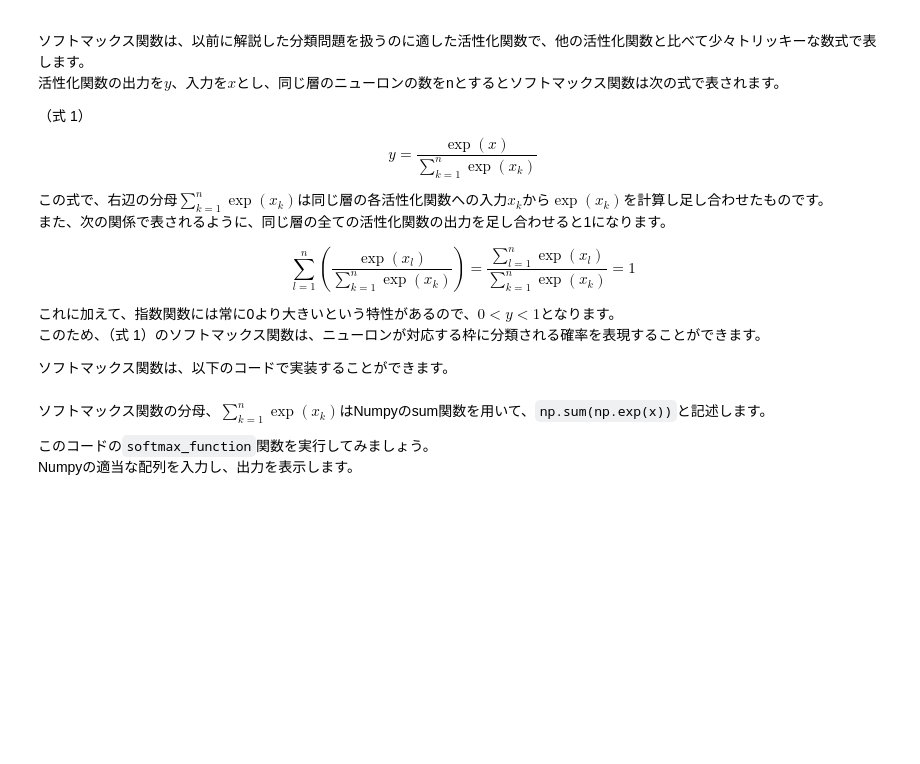
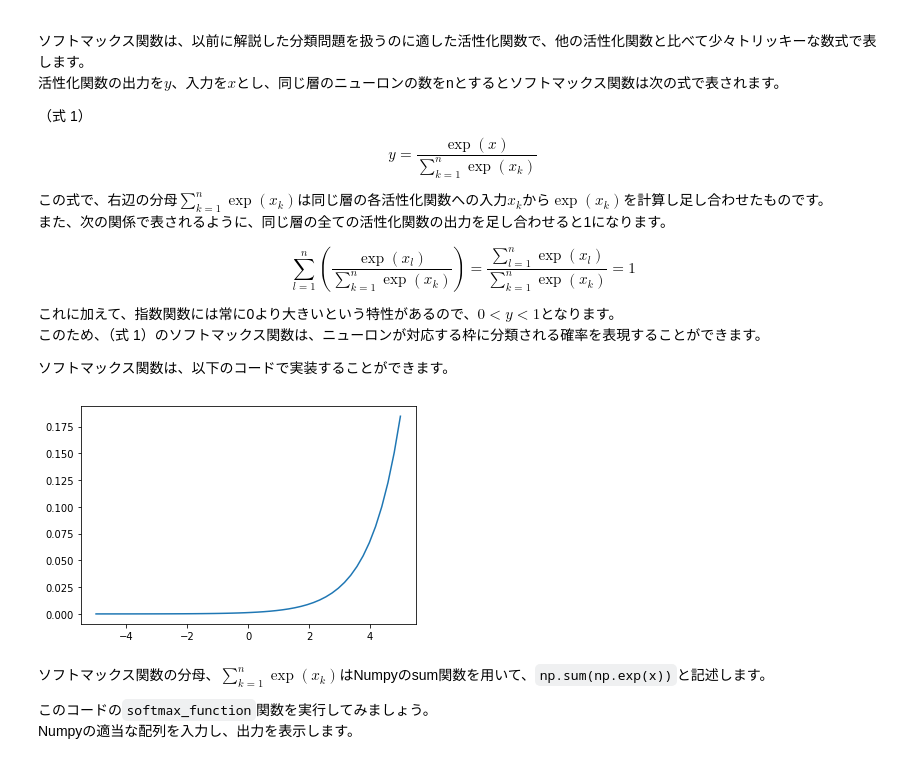
Before and after one commit to taji99/Colab_sample, a Jupyter notebook: 200723_activation_function.ipynb, the cells around one changed output. Drawn from its saved outputs; the diff is of its cells as text; code cells hidden in the pictures; blank space fills up the shorter version.

```diff
--- a/200723_activation_function.ipynb
+++ b/200723_activation_function.ipynb
@@ -180,8 +180,17 @@ $$ \sum\limits_{l=1}^n(\frac{\exp(x_l)}{\sum\limits_{k=1}^n\exp(x_k)})=\frac{\su
 # %%
 import numpy as np
 
 def softmax_function(x):
     return np.exp(x)/np.sum(np.exp(x)) # ソフトマックス関数
+
+# Softmax関数の表示
+x = np.linspace(-5, 5)
+y = softmax_function(x)
+
+plt.plot(x, y)
+plt.show()
+# %% [output]
+[figure, added]
 # %% [markdown]
 ソフトマックス関数の分母、$\sum\limits_{k=1}^n\exp(x_k)$はNumpyのsum関数を用いて、`np.sum(np.exp(x))`と記述します。
 
```
